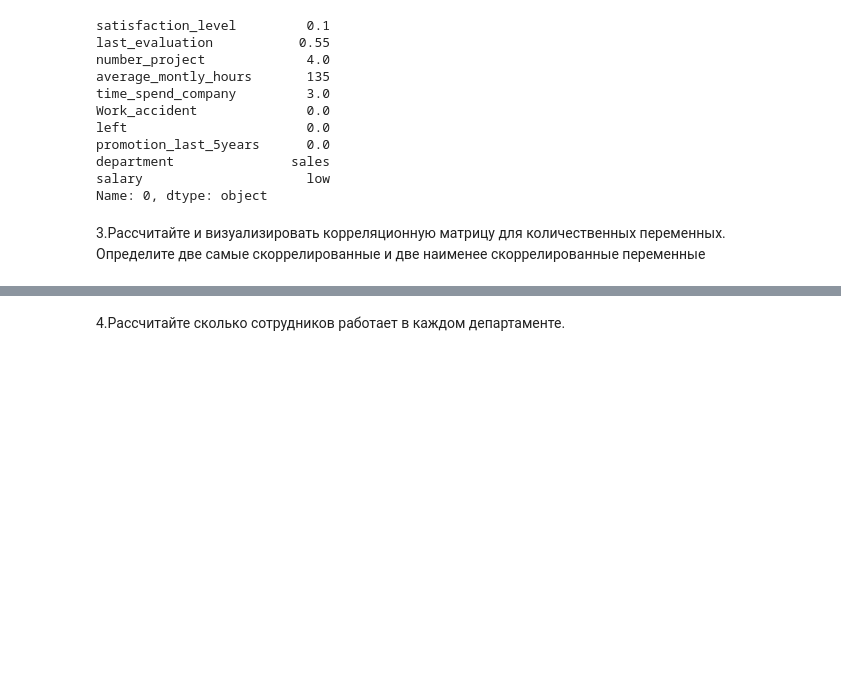
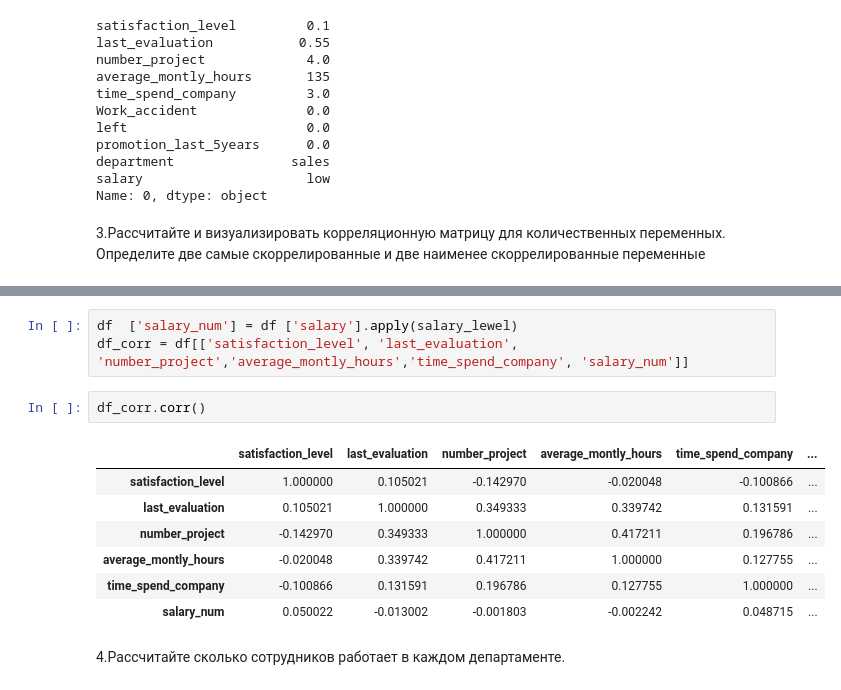
Before and after one commit to KasiaIonova/Python_final-work, a Jupyter notebook: Python_final_work.ipynb, the cells around one changed output, grey strips where cells are left out. Saved outputs shown, nothing was run; the diff lists cells and outputs as text; blank space fills up the shorter version.

```diff
--- a/Python_final_work.ipynb
+++ b/Python_final_work.ipynb
@@ -88,3 +115,16 @@ Name: 0, dtype: object
+# %%
+df  ['salary_num'] = df ['salary'].apply(salary_lewel)
+df_corr = df[['satisfaction_level', 'last_evaluation', 'number_project','average_montly_hours','time_spend_company', 'salary_num']]
+# %%
+df_corr.corr()
+# %% [output]
+|  | satisfaction_level | last_evaluation | number_project | average_montly_hours | time_spend_company | ... |
+| satisfaction_level | 1.000000 | 0.105021 | -0.142970 | -0.020048 | -0.100866 | ... |
+| last_evaluation | 0.105021 | 1.000000 | 0.349333 | 0.339742 | 0.131591 | ... |
+| number_project | -0.142970 | 0.349333 | 1.000000 | 0.417211 | 0.196786 | ... |
+| average_montly_hours | -0.020048 | 0.339742 | 0.417211 | 1.000000 | 0.127755 | ... |
+| time_spend_company | -0.100866 | 0.131591 | 0.196786 | 0.127755 | 1.000000 | ... |
+| salary_num | 0.050022 | -0.013002 | -0.001803 | -0.002242 | 0.048715 | ... |
 # %% [markdown]
 4.Рассчитайте сколько сотрудников работает в каждом
 департаменте.
```
Also changed, not shown: parts of 5 cells of this notebook.
